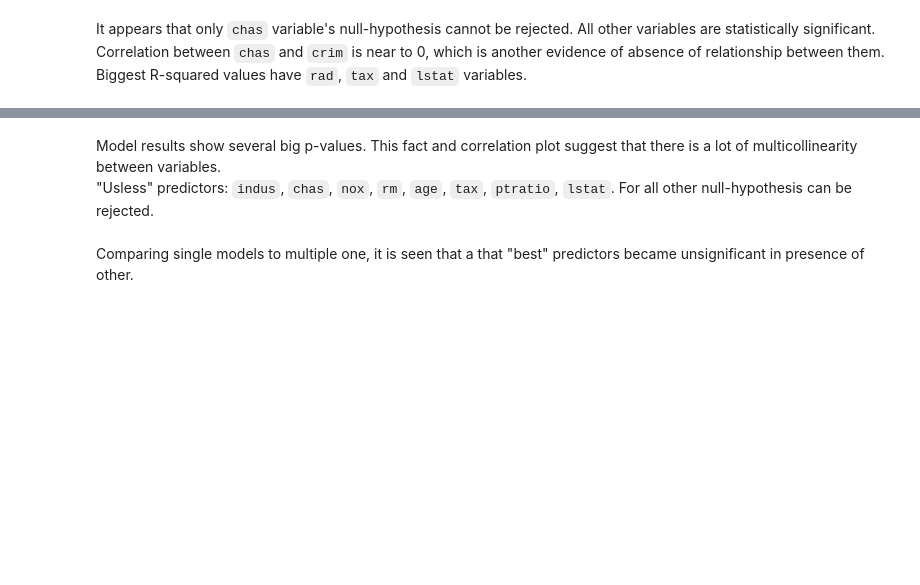
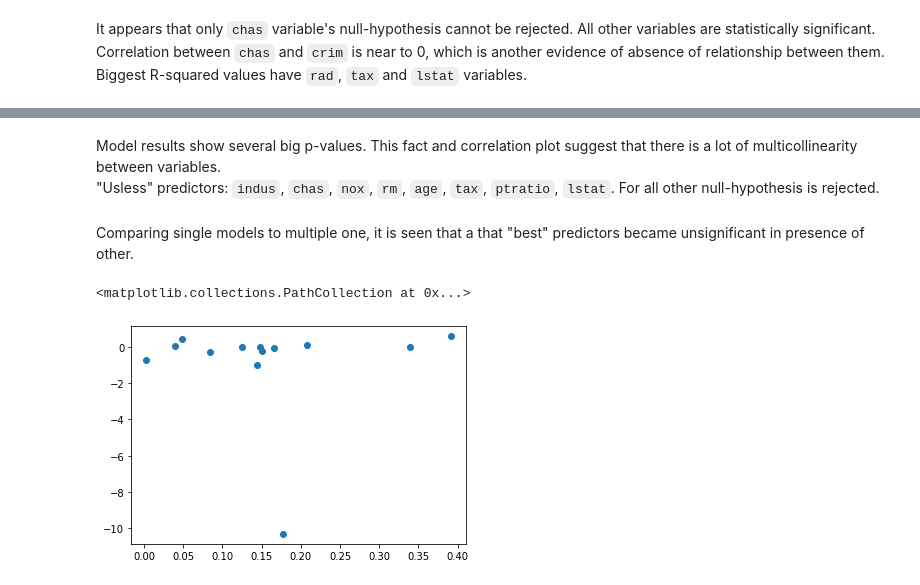
Before and after one commit to vivialprt/ISLR, a Jupyter notebook: Chapter3/Solution.ipynb, the cells around one changed output, grey strips where cells are left out. Drawn from its saved outputs; the diff is of its cells as text; code cells hidden in the pictures; blank space fills up the shorter version.

```diff
--- a/Chapter3/Solution.ipynb
+++ b/Chapter3/Solution.ipynb
@@ -1328,6 +1331,8 @@ def test_predictor(predictor_name):
 # %%
+coefs = r_sq1 = {}
+
 for col in data.columns:
-    test_predictor(col)
+    coefs[col], r_sq1[col] = test_predictor(col)
 # %% [output]
 crim
 T-value: 27005814454335192.00 p-value: 0.0000
@@ -1388,6 +1393,11 @@ Warnings:
 strong multicollinearity or other numerical problems.
 # %% [markdown]
 Model results show several big p-values. This fact and correlation plot suggest that there is a lot of multicollinearity between variables.
-"Usless" predictors: `indus`, `chas`, `nox`, `rm`, `age`, `tax`, `ptratio`, `lstat`. For all other null-hypothesis can be rejected.
+"Usless" predictors: `indus`, `chas`, `nox`, `rm`, `age`, `tax`, `ptratio`, `lstat`. For all other null-hypothesis is rejected.
 # %% [markdown]
 Comparing single models to multiple one, it is seen that a that "best" predictors became unsignificant in presence of other.
+# %%
+plt.scatter(list(coefs.values())[1:], multi_model.params[1:])
+# %% [output]
+<matplotlib.collections.PathCollection at 0x...>
+[figure, added]
```
Also changed, not shown: parts of 31 cells of this notebook.
